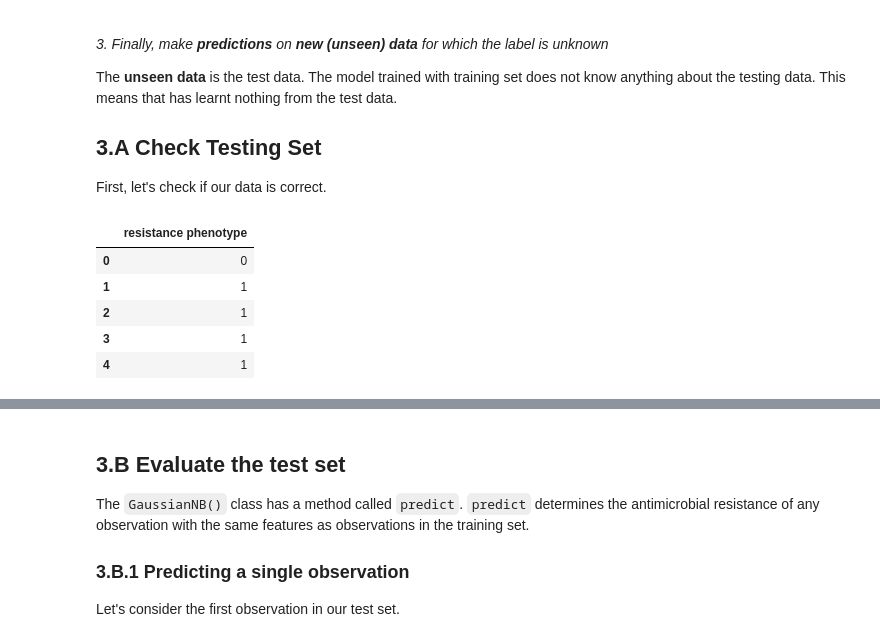
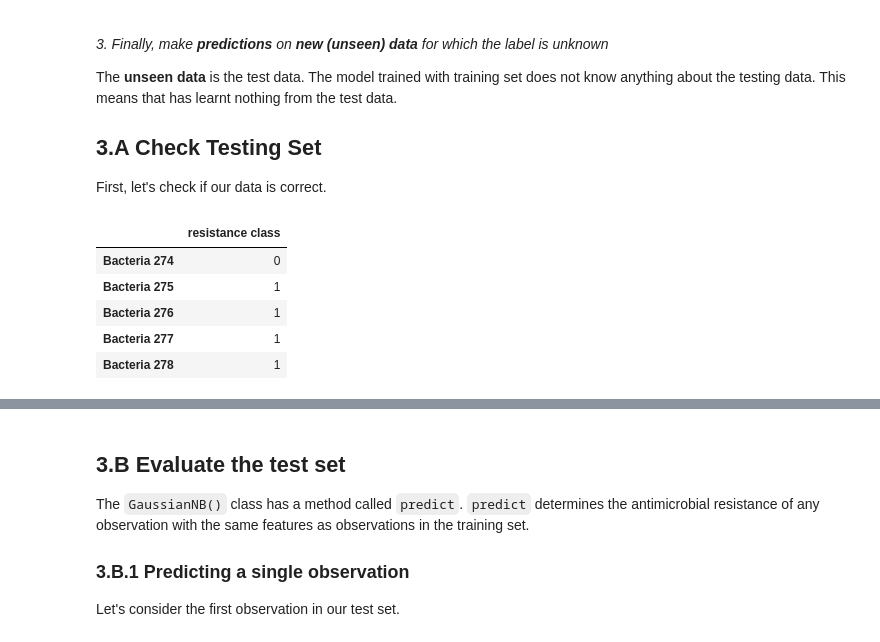
Before and after one commit to aarcher07/Predictive-Modeling-with-scikit-learn, a Jupyter notebook: 03_Model_Evaluation_ScikitLearn_with_Naive_Bayes_Classifier.ipynb, the cells around one changed output, grey strips where cells are left out. Cells and saved outputs as stored; diff of their text form; code cells hidden in the pictures.

```diff
--- a/03_Model_Evaluation_ScikitLearn_with_Naive_Bayes_Classifier.ipynb
+++ b/03_Model_Evaluation_ScikitLearn_with_Naive_Bayes_Classifier.ipynb
@@ -32,11 +32,11 @@ Before, we use a Gaussian Naive Bayes algorithm to learn classifier of antibotic
 import pandas as pd
 
 #load training data
-Y_training_set = pd.read_csv('datasets/Y_training_set')
-training_set = pd.read_csv('datasets/training_set')
+labels_training_set = pd.read_csv('datasets/labels_training_set',index_col=0)
+DNA_training_set = pd.read_csv('datasets/DNA_training_set',index_col=0)
 
-Y_test_set = pd.read_csv('datasets/Y_test_set')
-test_set = pd.read_csv('datasets/test_set')
+labels_test_set = pd.read_csv('datasets/labels_test_set',index_col=0)
+DNA_test_set = pd.read_csv('datasets/DNA_test_set',index_col=0)
 # %%
 #import naive bayes
 
@@ -63,12 +63,12 @@ The **unseen data** is the test data. The model trained with training set does n
 
 First, let's check if our data is correct.
 # %%
-Y_test_set.head()
+labels_test_set.head()
 # %% [output]
-|  | resistance phenotype |
-| 0 | 0 |
-| 1 | 1 |
-| 2 | 1 |
-| 3 | 1 |
-| 4 | 1 |
+|  | resistance class |
+| Bacteria 274 | 0 |
+| Bacteria 275 | 1 |
+| Bacteria 276 | 1 |
+| Bacteria 277 | 1 |
+| Bacteria 278 | 1 |
 # %%
```
Also changed, not shown: parts of 19 cells of this notebook, 25 other files.
